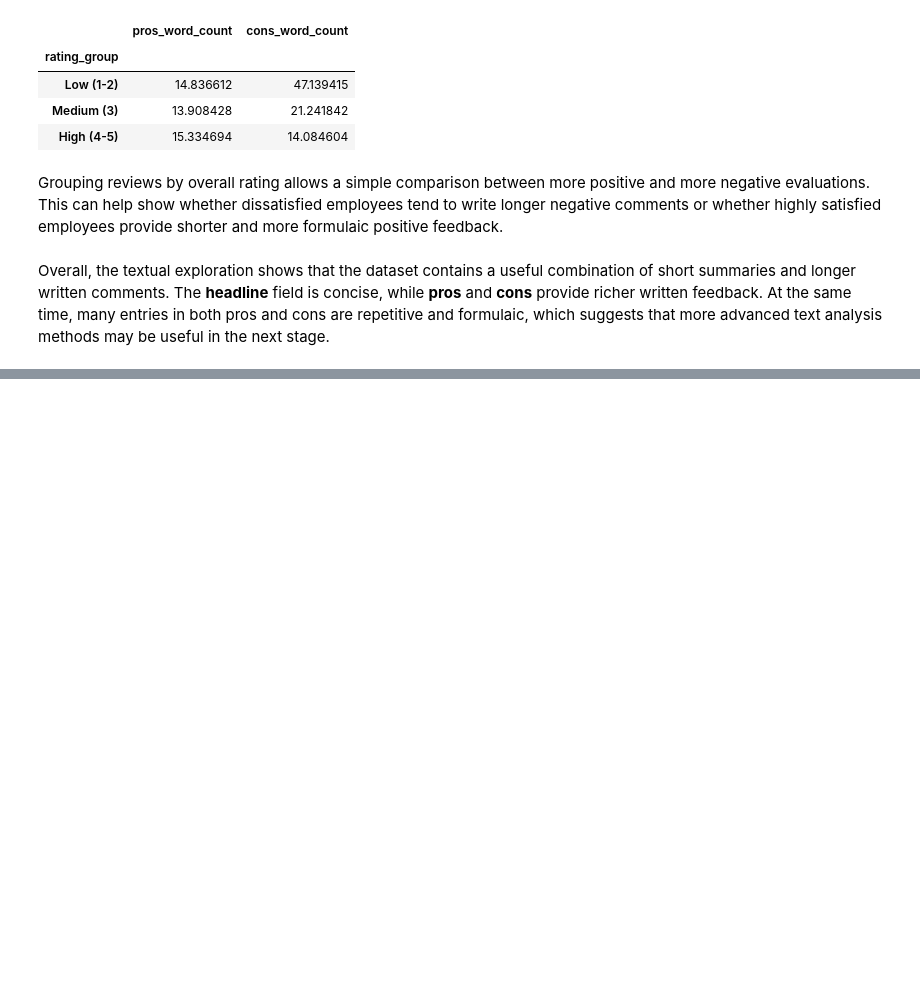
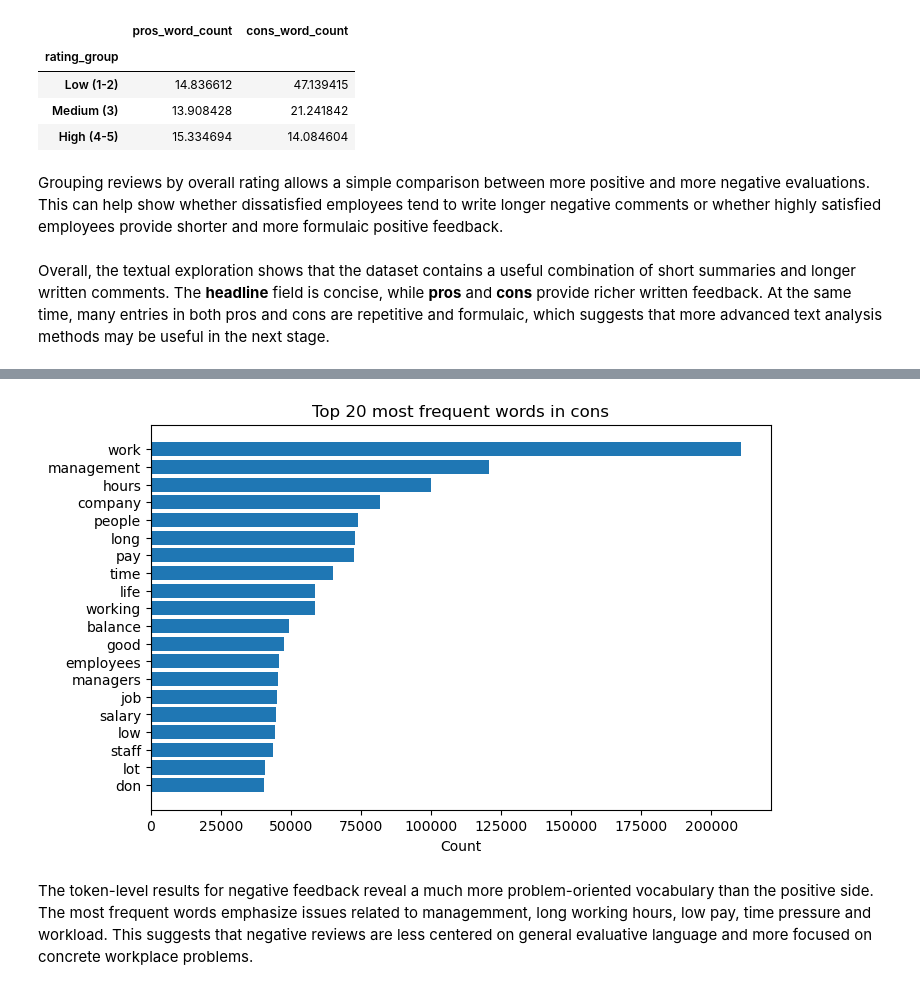
Before and after one commit to YoanaHadzhidimitrova/employee_review_analysis, a Jupyter notebook: employee_review_analysis.ipynb, the cells around one changed output, grey strips where cells are left out. Drawn from its saved outputs; the diff is of its cells as text; code cells hidden in the pictures; blank space fills up the shorter version.

```diff
--- a/employee_review_analysis.ipynb
+++ b/employee_review_analysis.ipynb
@@ -1449,0 +1609,12 @@ Overall, the textual exploration shows that the dataset contains a useful combin
+# %%
+cons_text = glassdoor_reviews['cons_clean'].dropna()
+cons_text = cons_text[cons_text.str.strip() != '']
+# %%
+cons_vectorizer = CountVectorizer(stop_words='english')
+cons_bow = cons_vectorizer.fit_transform(cons_text)
+# %%
+cons_word_counts = pd.DataFrame({
+    'word': cons_vectorizer.get_feature_names_out(),
+    'count': np.asarray(cons_bow.sum(axis=0)).ravel()
+}).sort_values('count', ascending = False)
+cons_word_counts.head(20)
@@ -1449,0 +1639,12 @@ Overall, the textual exploration shows that the dataset contains a useful combin
+# %%
+top_cons_words = cons_word_counts.head(20)
+
+plt.figure(figsize=(8, 5))
+plt.barh(top_cons_words['word'][::-1], top_cons_words['count'][::-1])
+plt.xlabel("Count")
+plt.title("Top 20 most frequent words in cons")
+plt.show()
+# %% [output]
+[figure, added]
+# %% [markdown]
+The token-level results for negative feedback reveal a much more problem-oriented vocabulary than the positive side. The most frequent words emphasize issues related to managemment, long working hours, low pay, time pressure and workload. This suggests that negative reviews are less centered on general evaluative language and more focused on concrete workplace problems.
```
Also changed, not shown: parts of 34 cells of this notebook.
